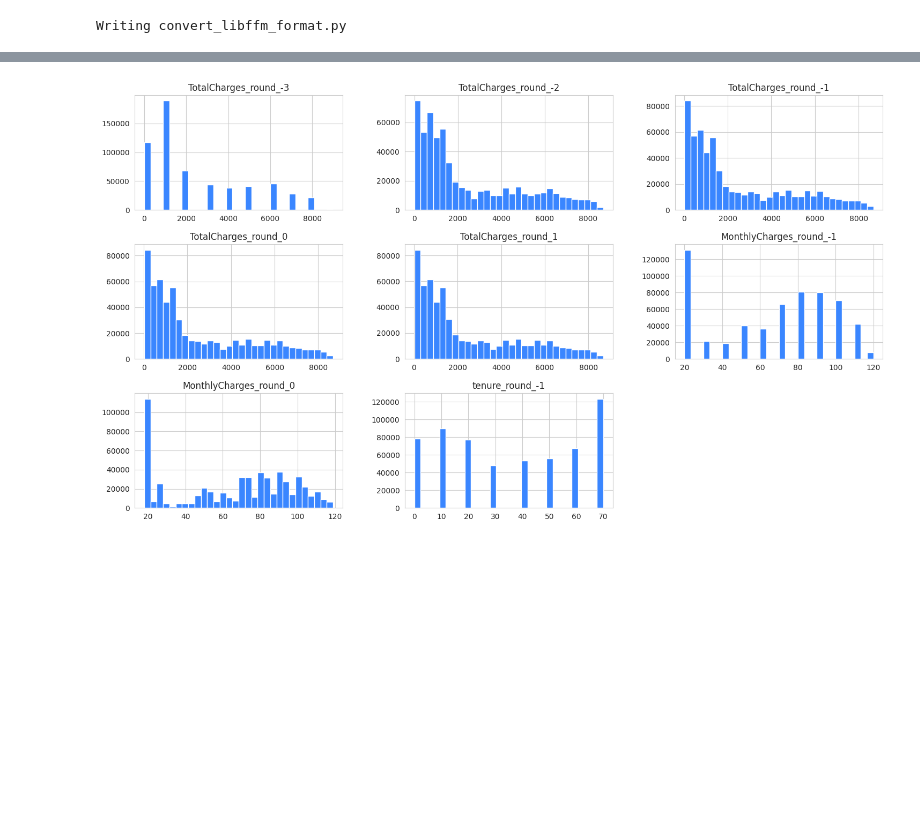
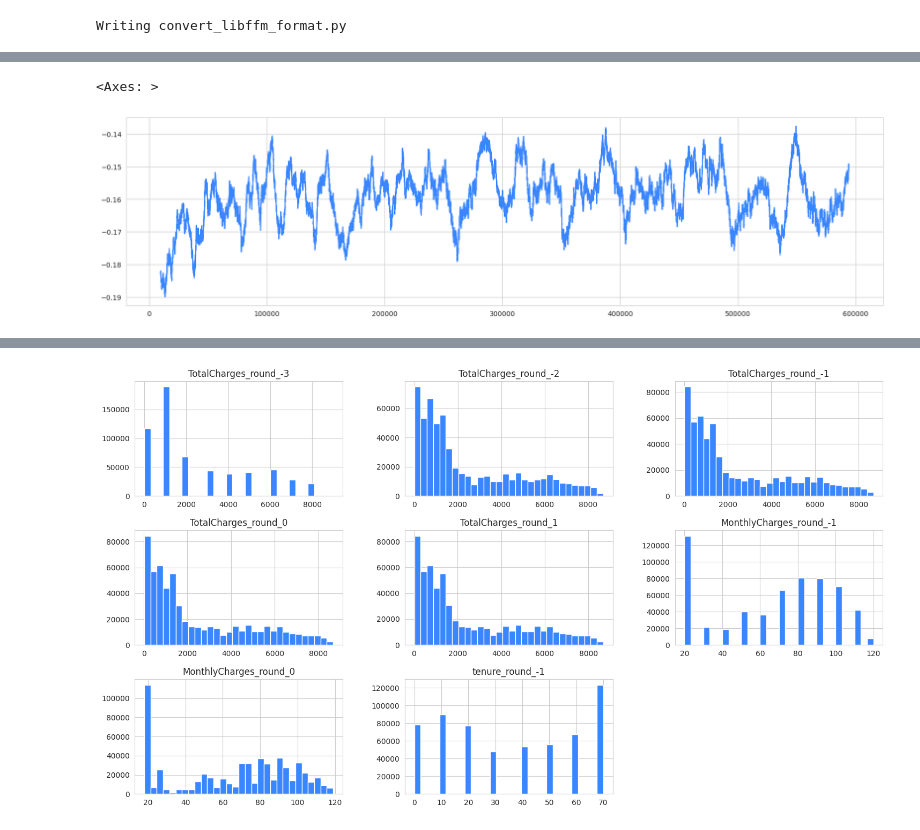
Before and after one commit to coded-sly/ps6e3-Customer-Churn, a Jupyter notebook: ps6e3-xlearn-fields-trainer.ipynb, the cells around one changed output, grey strips where cells are left out. Saved outputs shown, nothing was run; the diff lists cells and outputs as text; code cells hidden in the pictures; blank space fills up the shorter version.

```diff
--- a/ps6e3-xlearn-fields-trainer.ipynb
+++ b/ps6e3-xlearn-fields-trainer.ipynb
@@ -1015,5 +959,8 @@ for df in [train, test, orig]:
 # %%
-# train['MonthlyCharges'].rolling(window=10000).mean().plot(figsize=(20, 5))
+train[SIN_COS[0]].rolling(window=10000).mean().plot(figsize=(20, 5))
+# %% [output]
+<Axes: >
+[figure, added]
 # %%
 ## -- FREQUENCY ENCODING --
 NUMS_FREQ = []
```
Also changed, not shown: parts of 27 cells of this notebook.
